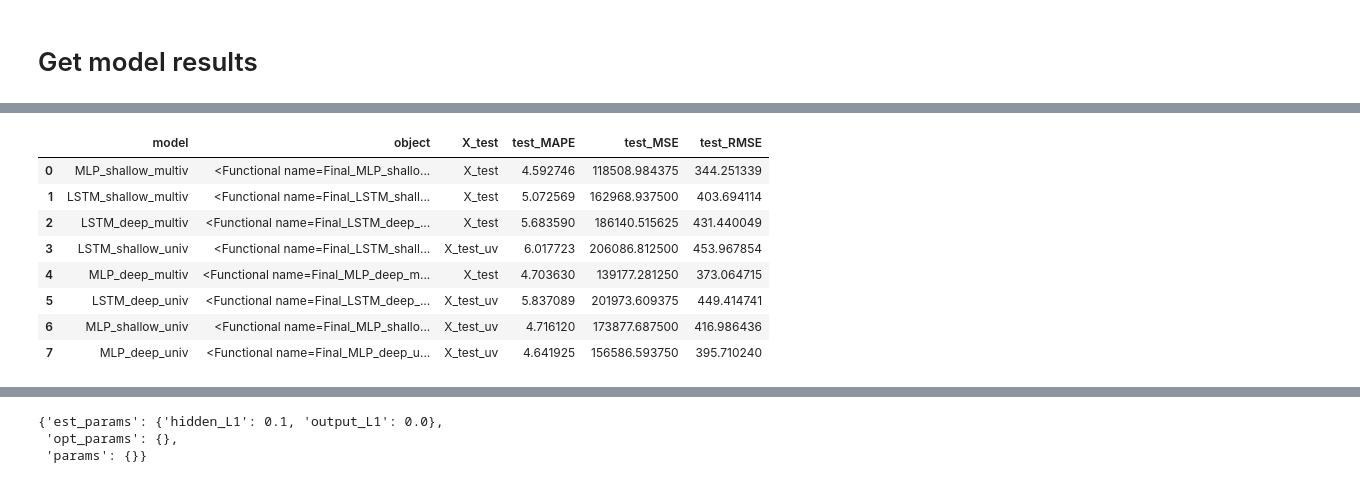
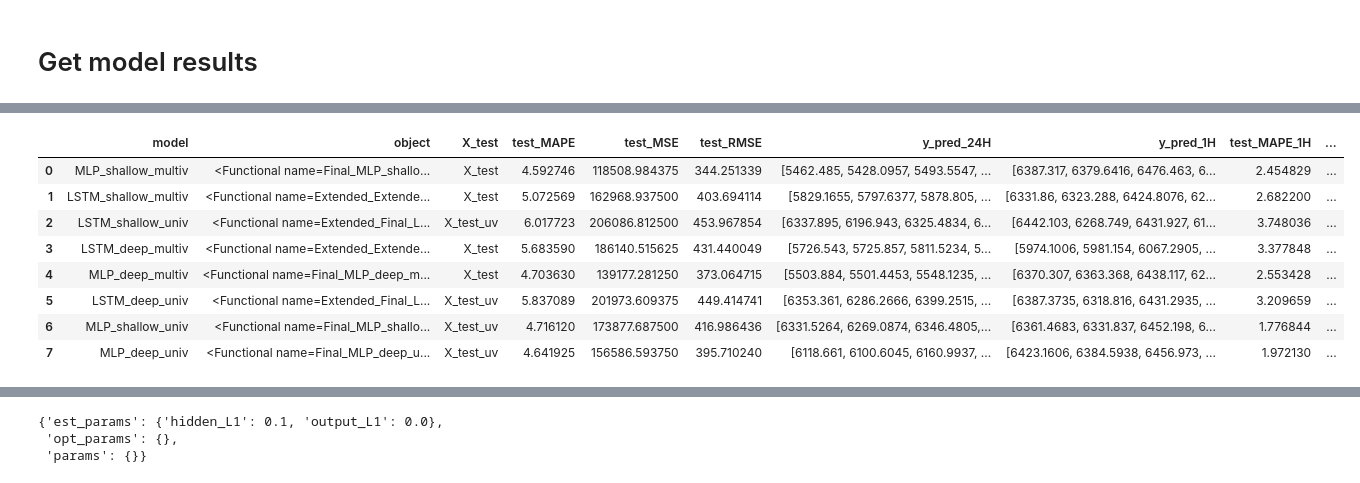
Before and after one commit to mango-unchained/Team-K---ZZSC9020-Capstone-Project, a Jupyter notebook: Modelling.ipynb, the cells around one changed output, grey strips where cells are left out. Cells and saved outputs as stored; diff of their text form; code cells hidden in the pictures.

```diff
--- a/Modelling.ipynb
+++ b/Modelling.ipynb
@@ -546,10 +541,27 @@ models_df = pd.DataFrame(models.items(), columns=['model', 'object'])
 
 models_df['X_test'] = models_df.model.apply(lambda e: 'X_test_uv' if 'univ' in e else 'X_test')
 
-models_df[['test_MAPE', 'test_MSE']] = models_df.apply(lambda d: eval(f"d['object'].evaluate({d['X_test']}, y_test)"), axis=1).apply(pd.Series)
+models_df[['test_MAPE', 'test_MSE']] = models_df.apply(lambda d: eval(
+    f"d['object'].evaluate({d['X_test']}, y_test)"
+), axis=1).apply(pd.Series)
 models_df['test_RMSE'] = models_df.test_MSE**.5
 
-models_df[['model', 'test_MAPE', 'test_RMSE']].to_csv('Results/model test results.csv', index=False)
+models_df['y_pred_24H'] = models_df.apply(lambda d: eval(
+    f"d['object'].predict({d['X_test']})"
+), axis=1).apply(lambda d: [d[:,i].reshape(1, -1)[0] for i in range(2)])
+
+models_df['y_pred_1H'] = models_df.y_pred_24H.str.get(0)
+models_df['y_pred_24H'] = models_df.y_pred_24H.str.get(1)
+
+for i, h in enumerate([1, 24]):
+    y_test_H = y_test[:,i]
+    models_df[f'test_MAPE_{h}H'] = models_df[f'y_pred_{h}H'].apply(lambda d: float(MAPE(y_test_H, d)))
+    models_df[f'test_RMSE_{h}H'] = models_df[f'y_pred_{h}H'].apply(lambda d: float(MSE(y_test_H, d)**.5))
+
+models_df[[
+    'model', 'test_MAPE', 'test_RMSE', 'test_MAPE_1H',
+    'test_RMSE_1H', 'test_MAPE_24H', 'test_RMSE_24H'
+]].to_csv('Results/model test results.csv', index=False)
 
 models_df
 # %% [output]
@@ -564,9 +584,9 @@ models_df
-|  | model | object | X_test | test_MAPE | test_MSE | test_RMSE |
-| 0 | MLP_shallow_multiv | <Functional name=Final_MLP_shallo... | X_test | 4.592746 | 118508.984375 | 344.251339 |
-| 1 | LSTM_shallow_multiv | <Functional name=Final_LSTM_shall... | X_test | 5.072569 | 162968.937500 | 403.694114 |
-| 2 | LSTM_deep_multiv | <Functional name=Final_LSTM_deep_... | X_test | 5.683590 | 186140.515625 | 431.440049 |
-| 3 | LSTM_shallow_univ | <Functional name=Final_LSTM_shall... | X_test_uv | 6.017723 | 206086.812500 | 453.967854 |
-| 4 | MLP_deep_multiv | <Functional name=Final_MLP_deep_m... | X_test | 4.703630 | 139177.281250 | 373.064715 |
-| 5 | LSTM_deep_univ | <Functional name=Final_LSTM_deep_... | X_test_uv | 5.837089 | 201973.609375 | 449.414741 |
-| 6 | MLP_shallow_univ | <Functional name=Final_MLP_shallo... | X_test_uv | 4.716120 | 173877.687500 | 416.986436 |
-| 7 | MLP_deep_univ | <Functional name=Final_MLP_deep_u... | X_test_uv | 4.641925 | 156586.593750 | 395.710240 |
+|  | model | object | X_test | test_MAPE | test_MSE | test_RMSE | y_pred_24H | y_pred_1H | test_MAPE_1H | ... |
+| 0 | MLP_shallow_multiv | <Functional name=Final_MLP_shallo... | X_test | 4.592746 | 118508.984375 | 344.251339 | [5462.485, 5428.0957, 5493.5547, ... | [6387.317, 6379.6416, 6476.463, 6... | 2.454829 | ... |
+| 1 | LSTM_shallow_multiv | <Functional name=Extended_Extende... | X_test | 5.072569 | 162968.937500 | 403.694114 | [5829.1655, 5797.6377, 5878.805, ... | [6331.86, 6323.288, 6424.8076, 62... | 2.682200 | ... |
+| 2 | LSTM_shallow_univ | <Functional name=Extended_Final_L... | X_test_uv | 6.017723 | 206086.812500 | 453.967854 | [6337.895, 6196.943, 6325.4834, 6... | [6442.103, 6268.749, 6431.927, 61... | 3.748036 | ... |
+| 3 | LSTM_deep_multiv | <Functional name=Extended_Extende... | X_test | 5.683590 | 186140.515625 | 431.440049 | [5726.543, 5725.857, 5811.5234, 5... | [5974.1006, 5981.154, 6067.2905, ... | 3.377848 | ... |
+| 4 | MLP_deep_multiv | <Functional name=Final_MLP_deep_m... | X_test | 4.703630 | 139177.281250 | 373.064715 | [5503.884, 5501.4453, 5548.1235, ... | [6370.307, 6363.368, 6438.117, 62... | 2.553428 | ... |
+| 5 | LSTM_deep_univ | <Functional name=Extended_Final_L... | X_test_uv | 5.837089 | 201973.609375 | 449.414741 | [6353.361, 6286.2666, 6399.2515, ... | [6387.3735, 6318.816, 6431.2935, ... | 3.209659 | ... |
+| 6 | MLP_shallow_univ | <Functional name=Final_MLP_shallo... | X_test_uv | 4.716120 | 173877.687500 | 416.986436 | [6331.5264, 6269.0874, 6346.4805,... | [6361.4683, 6331.837, 6452.198, 6... | 1.776844 | ... |
+| 7 | MLP_deep_univ | <Functional name=Final_MLP_deep_u... | X_test_uv | 4.641925 | 156586.593750 | 395.710240 | [6118.661, 6100.6045, 6160.9937, ... | [6423.1606, 6384.5938, 6456.973, ... | 1.972130 | ... |
```
Also changed, not shown: parts of 4 cells of this notebook, 2 other files.
